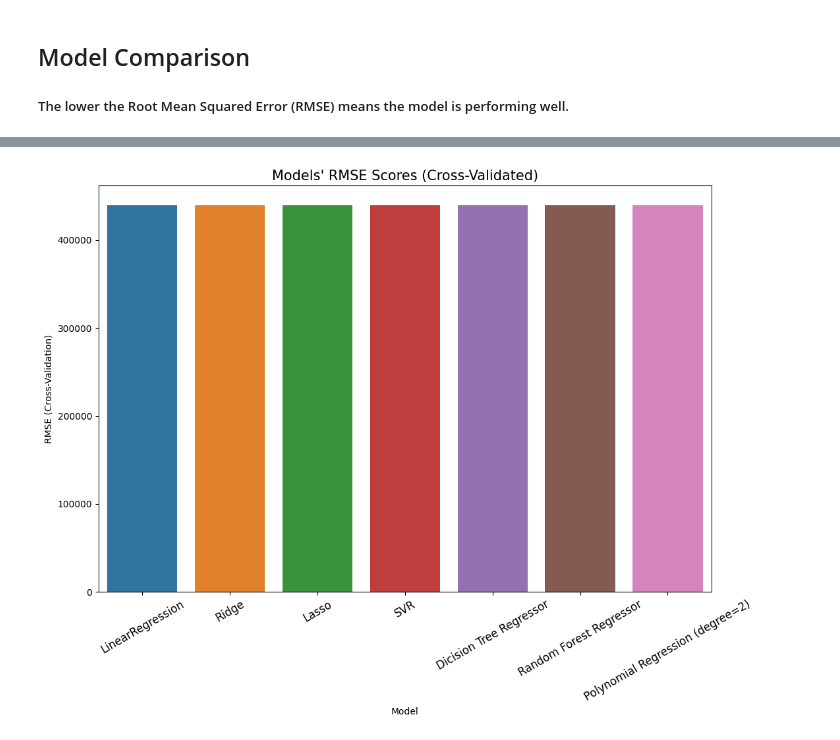
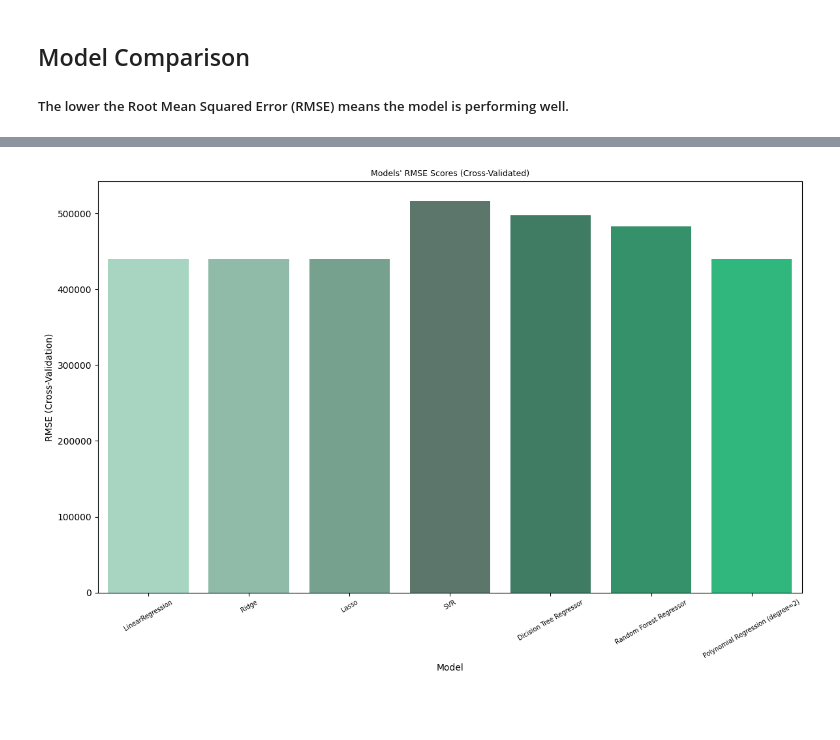
Before and after one commit to Chronometal26/House-Price-Prediction, a Jupyter notebook: House price prediction .ipynb, the cells around one changed output, grey strips where cells are left out. Drawn from its saved outputs; the diff is of its cells as text; code cells hidden in the pictures; blank space fills up the shorter version.

```diff
--- a/House price prediction .ipynb
+++ b/House price prediction .ipynb
@@ -327,4 +358,4 @@ RMSE Cross-Validation: 439857.5770386864
 # %%
-random_forest = RandomForestRegressor(n_estimators=1000)
+random_forest = RandomForestRegressor(n_estimators=1500)
 random_forest.fit(X_train, y_train)
 # %% [output]
@@ -338,9 +369,9 @@ print("MAE:", mae)
 print("R2 Score:", r2)
 print("RMSE:", rmse)
 print("-"*30)
-rmse_cross_val = rmse_cv(lr)
-print("RMSE Cross-Validation:", rmse_cross_val)
+rmse_cross_val_random_forest = rmse_cv(random_forest)
+print("RMSE Cross-Validation:", rmse_cross_val_random_forest)
 
-new_row = {"Model": "Random Forest Regressor","MSE": mse, "MAE": mae, "R2 Score": r2, "RMSE": rmse, "RMSE (Cross-Validation)": rmse_cross_val}
+new_row = {"Model": "Random Forest Regressor","MSE": mse, "MAE": mae, "R2 Score": r2, "RMSE": rmse, "RMSE (Cross-Validation)": rmse_cross_val_random_forest}
 results_df = pd.concat([results_df, pd.DataFrame([new_row])], ignore_index=True)
 # %% [output]
@@ -353,7 +384,7 @@ RMSE Cross-Validation: 439857.5770386864
 # %% [markdown]
 ## Polynomial Regression (Degree = 2)
 # %%
-poly_reg = PolynomialFeatures(degree=0)
+poly_reg = PolynomialFeatures(degree=2)
 X_train_2d = poly_reg.fit_transform(X_train)
 X_test_2d = poly_reg.transform(X_test)
 # %%
@@ -362,17 +393,17 @@ linear_reg.fit(X_train_2d, y_train)
 # %% [output]
 LinearRegression()
 # %%
-linear_reg = linear_reg.predict(X_test_2d)
+lr_reg = linear_reg.predict(X_test_2d)
 
-mse, mae, rmse, r2 = evaluation(y_test, linear_reg)
+mse, mae, rmse, r2 = evaluation(y_test, lr_reg)
 print("MSE:", mse)
 print("MAE:", mae)
 print("R2 Score:", r2)
 print("RMSE:", rmse)
 print("-"*30)
-rmse_cross_val = rmse_cv(lr)
-print("RMSE Cross-Validation:", rmse_cross_val)
+rmse_cross_val_pr = rmse_cv(linear_reg)
+print("RMSE Cross-Validation:", rmse_cross_val_pr)
 
-new_row = {"Model": "Polynomial Regression (degree=2)","MSE": mse, "MAE": mae, "R2 Score": r2, "RMSE": rmse, "RMSE (Cross-Validation)": rmse_cross_val}
+new_row = {"Model": "Polynomial Regression (degree=2)","MSE": mse, "MAE": mae, "R2 Score": r2, "RMSE": rmse, "RMSE (Cross-Validation)": rmse_cross_val_pr}
 results_df = pd.concat([results_df, pd.DataFrame([new_row])], ignore_index=True)
 # %% [output]
@@ -408,8 +430,11 @@ results_df.sort_values(by="RMSE (Cross-Validation)")
 # %%
+custom_colors = ["#a0dcc2", "#88c2a9", "#6fa88f", "#597a6c", "#368664", "#26a06c", "#18ce80"]
+
 plt.figure(figsize=(12,8))
-sns.barplot(x=results_df["Model"], y=results_df["RMSE (Cross-Validation)"])
-plt.title("Models' RMSE Scores (Cross-Validated)", size=15)
-plt.xticks(rotation=30, size=12)
+sns.barplot(x=results_df["Model"], y=results_df["RMSE (Cross-Validation)"], palette=custom_colors)
+plt.title("Models' RMSE Scores (Cross-Validated)", size=9)
+plt.xticks(rotation=30, size=7)
+plt.tight_layout()
 plt.show()
 # %% [output]
-[figure, old version]
+[figure, new version]
```
Also changed, not shown: parts of 17 cells of this notebook.
